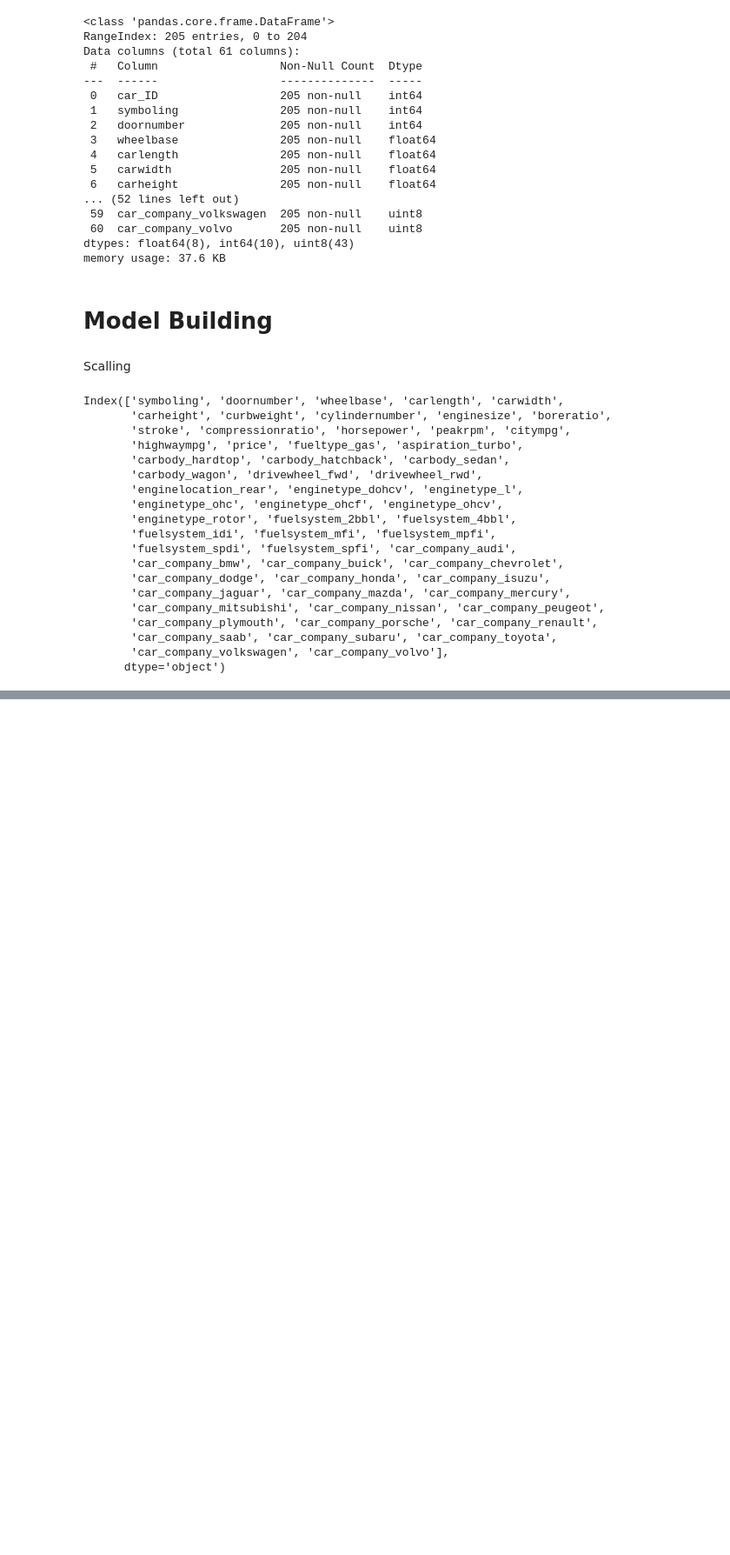
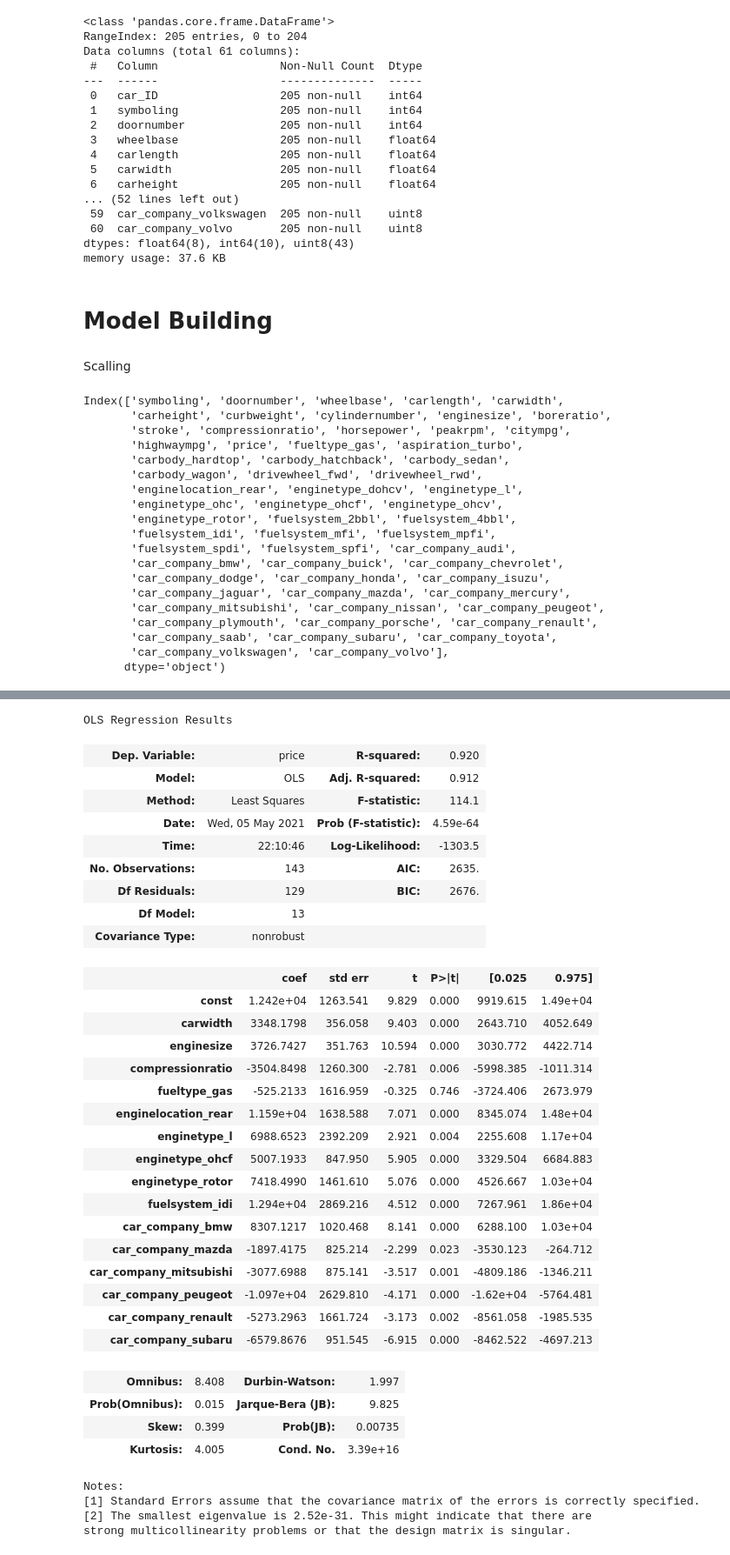
Before and after one commit to kulin-patel/Car-Price-Prediction, a Jupyter notebook: car-price-prediction.ipynb, the cells around one changed output, grey strips where cells are left out. Shown at 87% size. Drawn from its saved outputs; the diff is of its cells as text; code cells hidden in the pictures; blank space fills up the shorter version.

Commit message:
Built model and identified significant variables

```diff
--- a/car-price-prediction.ipynb
+++ b/car-price-prediction.ipynb
@@ -355,0 +412,4 @@ df_train['varlist']
+# %%
+lm=LinearRegression()
+rfe1= RFE(lm,15) # for top 15  feature
+rfe1.fit(x_train,y_train)
@@ -355,0 +437,45 @@ df_train['varlist']
+# %%
+col1=x_train.columns[rfe1.support_]
+x_train_rfe1=x_train[col1]
+# %%
+ x_train_rfe1=sm.add_constant(x_train_rfe1) # Adding constants
+# %%
+lm1=sm.OLS(y_train,x_train_rfe1).fit() # Ordinary Least Square
+# %%
+lm1.summary()
+# %% [output]
+OLS Regression Results
+| Dep. Variable: | price | R-squared: | 0.920 |
+| Model: | OLS | Adj. R-squared: | 0.912 |
+| Method: | Least Squares | F-statistic: | 114.1 |
+| Date: | Wed, 05 May 2021 | Prob (F-statistic): | 4.59e-64 |
+| Time: | 22:10:46 | Log-Likelihood: | -1303.5 |
+| No. Observations: | 143 | AIC: | 2635. |
+| Df Residuals: | 129 | BIC: | 2676. |
+| Df Model: | 13 |  |  |
+| Covariance Type: | nonrobust |  |  |
+|  | coef | std err | t | P>|t| | [0.025 | 0.975] |
+| const | 1.242e+04 | 1263.541 | 9.829 | 0.000 | 9919.615 | 1.49e+04 |
+| carwidth | 3348.1798 | 356.058 | 9.403 | 0.000 | 2643.710 | 4052.649 |
+| enginesize | 3726.7427 | 351.763 | 10.594 | 0.000 | 3030.772 | 4422.714 |
+| compressionratio | -3504.8498 | 1260.300 | -2.781 | 0.006 | -5998.385 | -1011.314 |
+| fueltype_gas | -525.2133 | 1616.959 | -0.325 | 0.746 | -3724.406 | 2673.979 |
+| enginelocation_rear | 1.159e+04 | 1638.588 | 7.071 | 0.000 | 8345.074 | 1.48e+04 |
+| enginetype_l | 6988.6523 | 2392.209 | 2.921 | 0.004 | 2255.608 | 1.17e+04 |
+| enginetype_ohcf | 5007.1933 | 847.950 | 5.905 | 0.000 | 3329.504 | 6684.883 |
+| enginetype_rotor | 7418.4990 | 1461.610 | 5.076 | 0.000 | 4526.667 | 1.03e+04 |
+| fuelsystem_idi | 1.294e+04 | 2869.216 | 4.512 | 0.000 | 7267.961 | 1.86e+04 |
+| car_company_bmw | 8307.1217 | 1020.468 | 8.141 | 0.000 | 6288.100 | 1.03e+04 |
+| car_company_mazda | -1897.4175 | 825.214 | -2.299 | 0.023 | -3530.123 | -264.712 |
+| car_company_mitsubishi | -3077.6988 | 875.141 | -3.517 | 0.001 | -4809.186 | -1346.211 |
+| car_company_peugeot | -1.097e+04 | 2629.810 | -4.171 | 0.000 | -1.62e+04 | -5764.481 |
+| car_company_renault | -5273.2963 | 1661.724 | -3.173 | 0.002 | -8561.058 | -1985.535 |
+| car_company_subaru | -6579.8676 | 951.545 | -6.915 | 0.000 | -8462.522 | -4697.213 |
+| Omnibus: | 8.408 | Durbin-Watson: | 1.997 |
+| Prob(Omnibus): | 0.015 | Jarque-Bera (JB): | 9.825 |
+| Skew: | 0.399 | Prob(JB): | 0.00735 |
+| Kurtosis: | 4.005 | Cond. No. | 3.39e+16 |
+Notes:
+[1] Standard Errors assume that the covariance matrix of the errors is correctly specified.
+[2] The smallest eigenvalue is 2.52e-31. This might indicate that there are
+strong multicollinearity problems or that the design matrix is singular.
```
Also changed, not shown: parts of 44 cells of this notebook.
